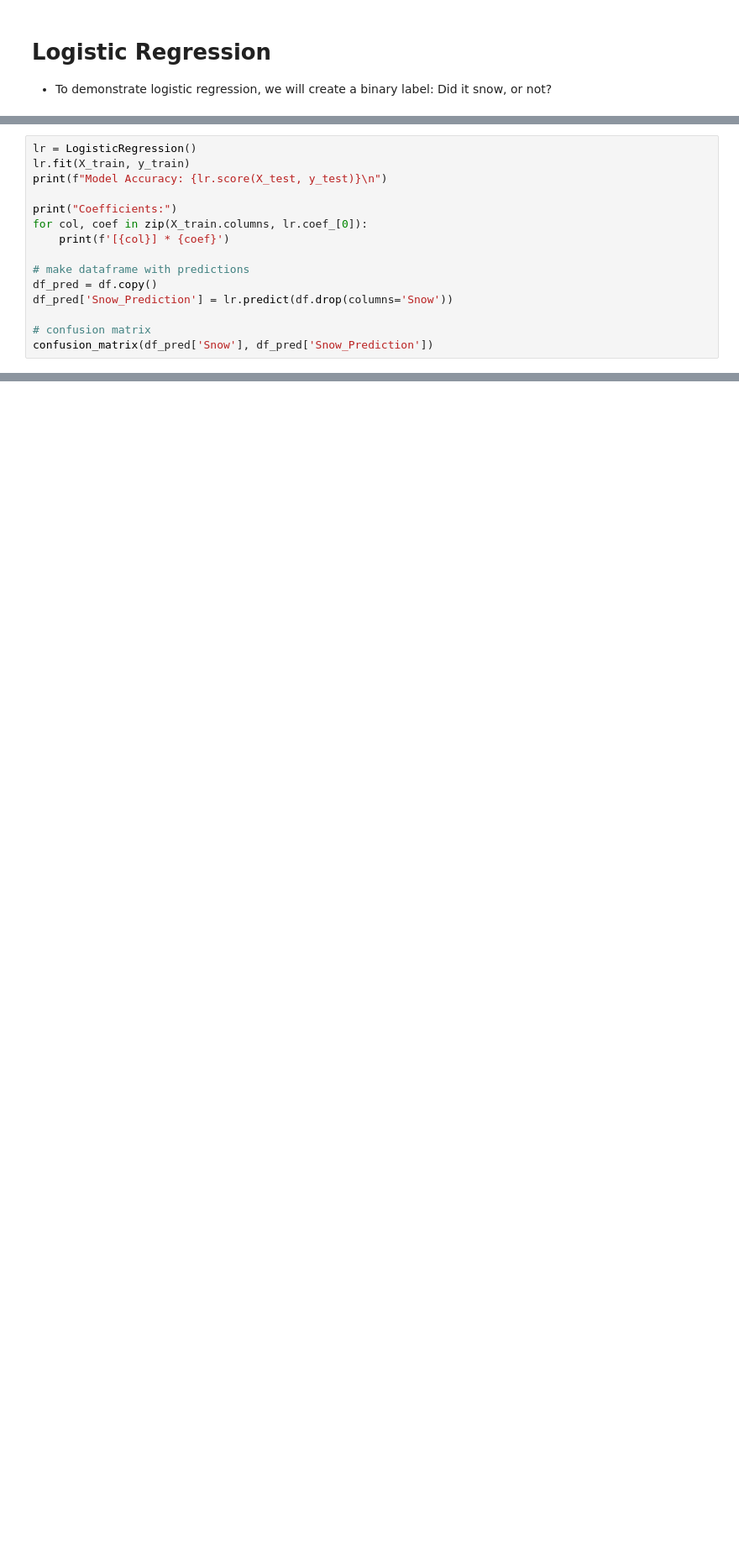
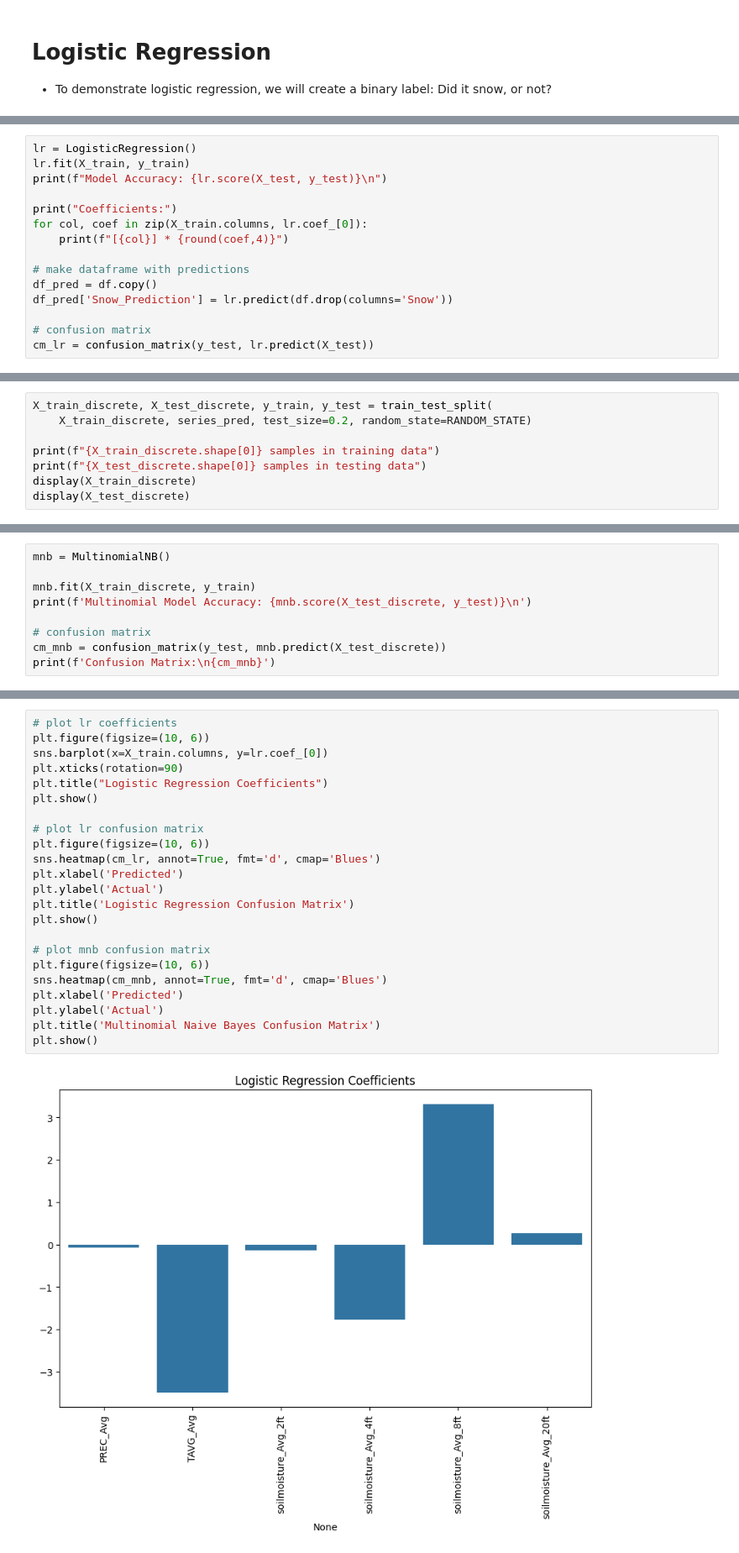
Before and after one commit to garrettwflowers/colorado-riverflow-prediction, a Jupyter notebook: logistic_regression.ipynb, the cells around one changed output, grey strips where cells are left out. Shown: that part at 84% size. Cells and saved outputs as stored; diff of their text form; blank space fills up the shorter version.

Commit message:
assignment 3: finish nb and regression

```diff
--- a/logistic_regression.ipynb
+++ b/logistic_regression.ipynb
@@ -47,12 +92,12 @@ print(f"Model Accuracy: {lr.score(X_test, y_test)}\n")
 
 print("Coefficients:")
 for col, coef in zip(X_train.columns, lr.coef_[0]):
-    print(f'[{col}] * {coef}')
+    print(f"[{col}] * {round(coef,4)}")
 
 # make dataframe with predictions
 df_pred = df.copy()
 df_pred['Snow_Prediction'] = lr.predict(df.drop(columns='Snow'))
 
 # confusion matrix
-confusion_matrix(df_pred['Snow'], df_pred['Snow_Prediction'])
+cm_lr = confusion_matrix(y_test, lr.predict(X_test))
 # %% [output]
@@ -69,0 +133,8 @@ array([[ 927,   84],
+# %%
+X_train_discrete, X_test_discrete, y_train, y_test = train_test_split(
+    X_train_discrete, series_pred, test_size=0.2, random_state=RANDOM_STATE)
+
+print(f"{X_train_discrete.shape[0]} samples in training data")
+print(f"{X_test_discrete.shape[0]} samples in testing data")
+display(X_train_discrete)
+display(X_test_discrete)
@@ -69,0 +158,9 @@ array([[ 927,   84],
+# %%
+mnb = MultinomialNB()
+
+mnb.fit(X_train_discrete, y_train)
+print(f'Multinomial Model Accuracy: {mnb.score(X_test_discrete, y_test)}\n')
+
+# confusion matrix
+cm_mnb = confusion_matrix(y_test, mnb.predict(X_test_discrete))
+print(f'Confusion Matrix:\n{cm_mnb}')
@@ -69,0 +184,25 @@ array([[ 927,   84],
+# %%
+# plot lr coefficients
+plt.figure(figsize=(10, 6))
+sns.barplot(x=X_train.columns, y=lr.coef_[0])
+plt.xticks(rotation=90)
+plt.title("Logistic Regression Coefficients")
+plt.show()
+
+# plot lr confusion matrix
+plt.figure(figsize=(10, 6))
+sns.heatmap(cm_lr, annot=True, fmt='d', cmap='Blues')
+plt.xlabel('Predicted')
+plt.ylabel('Actual')
+plt.title('Logistic Regression Confusion Matrix')
+plt.show()
+
+# plot mnb confusion matrix
+plt.figure(figsize=(10, 6))
+sns.heatmap(cm_mnb, annot=True, fmt='d', cmap='Blues')
+plt.xlabel('Predicted')
+plt.ylabel('Actual')
+plt.title('Multinomial Naive Bayes Confusion Matrix')
+plt.show()
+# %% [output]
+[figure, added]
```
Also changed, not shown: parts of 13 cells of this notebook, 1 other file.
